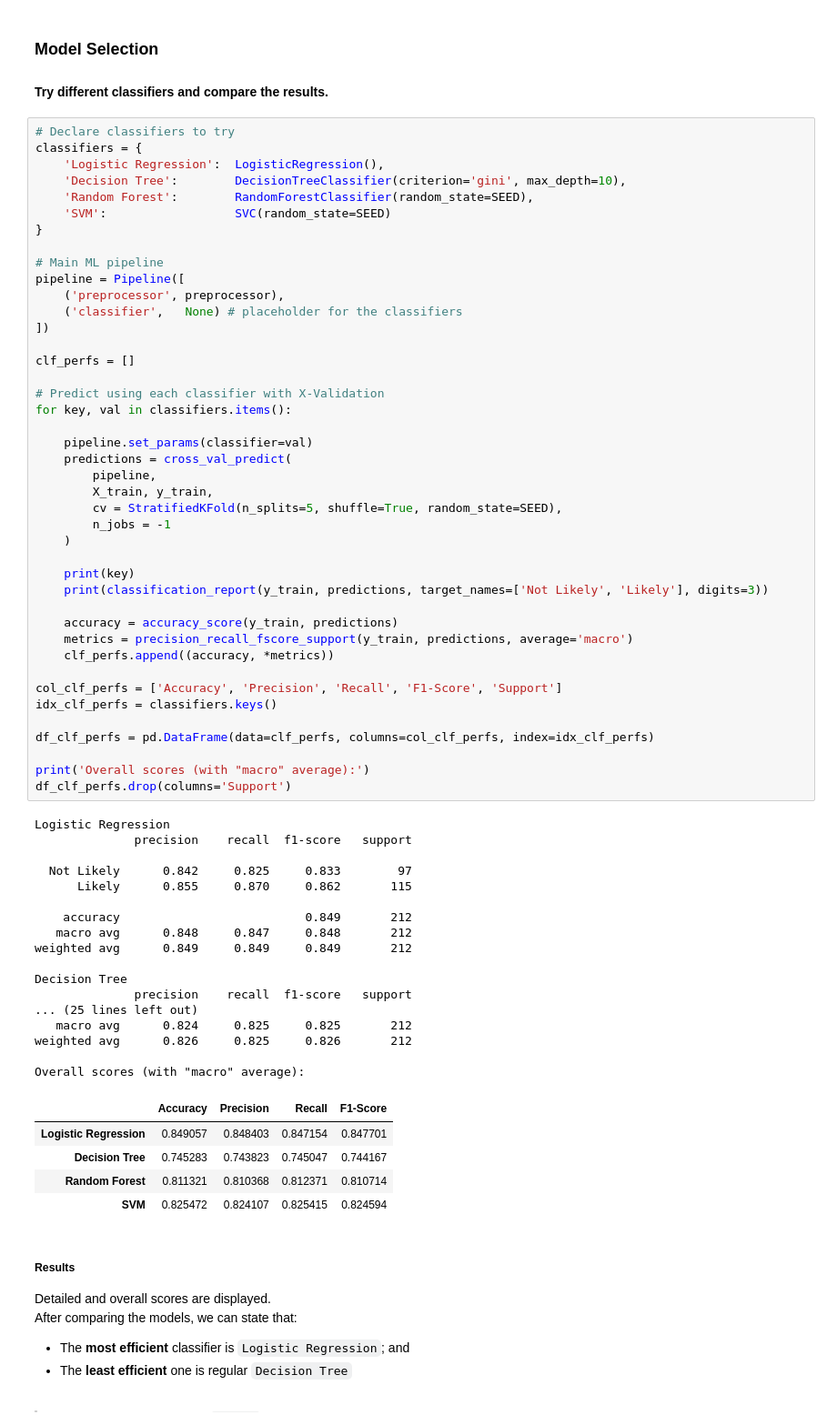
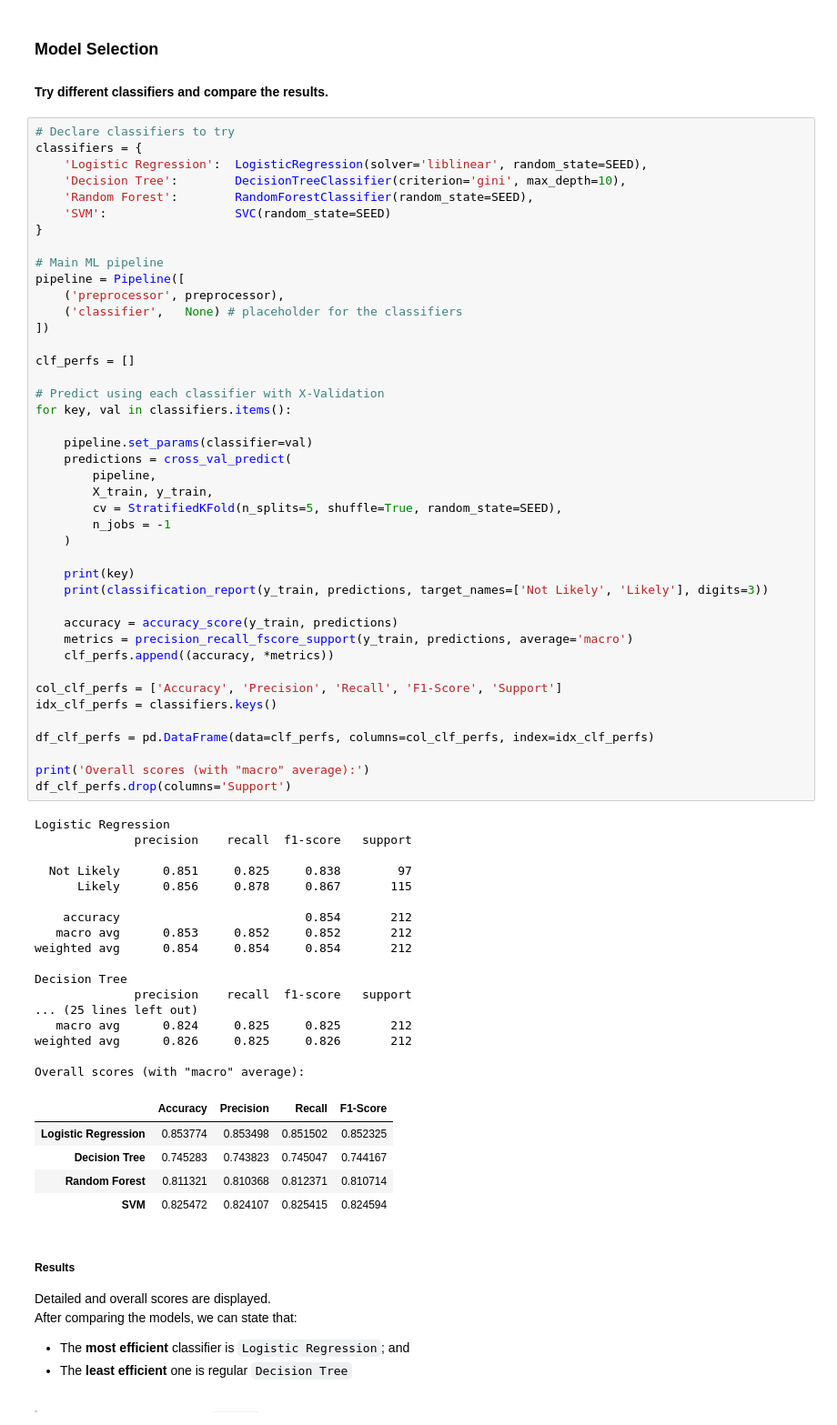
Before and after one commit to marbrex/tiw-data-analysis-project, a Jupyter notebook: descript-data.ipynb, the cells around one changed output. Shown at 91% size. Cells and saved outputs as stored; diff of their text form.

```diff
--- a/descript-data.ipynb
+++ b/descript-data.ipynb
@@ -852,7 +852,7 @@ R Squared on test data:    0.3911009097383009
 # %%
 # Declare classifiers to try
 classifiers = {
-    'Logistic Regression':  LogisticRegression(),
+    'Logistic Regression':  LogisticRegression(solver='liblinear', random_state=SEED),
     'Decision Tree':        DecisionTreeClassifier(criterion='gini', max_depth=10),
     'Random Forest':        RandomForestClassifier(random_state=SEED),
     'SVM':                  SVC(random_state=SEED)
@@ -878,39 +878,39 @@ for key, val in classifiers.items():
     )
 
     print(key)
     print(classification_report(y_train, predictions, target_names=['Not Likely', 'Likely'], digits=3))
 
     accuracy = accuracy_score(y_train, predictions)
     metrics = precision_recall_fscore_support(y_train, predictions, average='macro')
     clf_perfs.append((accuracy, *metrics))
 
 col_clf_perfs = ['Accuracy', 'Precision', 'Recall', 'F1-Score', 'Support']
 idx_clf_perfs = classifiers.keys()
 
 df_clf_perfs = pd.DataFrame(data=clf_perfs, columns=col_clf_perfs, index=idx_clf_perfs)
 
 print('Overall scores (with "macro" average):')
 df_clf_perfs.drop(columns='Support')
 # %% [output]
 Logistic Regression
               precision    recall  f1-score   support
 
-  Not Likely      0.842     0.825     0.833        97
-      Likely      0.855     0.870     0.862       115
+  Not Likely      0.851     0.825     0.838        97
+      Likely      0.856     0.878     0.867       115
 
-    accuracy                          0.849       212
-   macro avg      0.848     0.847     0.848       212
-weighted avg      0.849     0.849     0.849       212
+    accuracy                          0.854       212
+   macro avg      0.853     0.852     0.852       212
+weighted avg      0.854     0.854     0.854       212
 
 Decision Tree
               precision    recall  f1-score   support
 ... (25 lines left out)
    macro avg      0.824     0.825     0.825       212
 weighted avg      0.826     0.825     0.826       212
 
 Overall scores (with "macro" average):
 |  | Accuracy | Precision | Recall | F1-Score |
-| Logistic Regression | 0.849057 | 0.848403 | 0.847154 | 0.847701 |
+| Logistic Regression | 0.853774 | 0.853498 | 0.851502 | 0.852325 |
 | Decision Tree | 0.745283 | 0.743823 | 0.745047 | 0.744167 |
 | Random Forest | 0.811321 | 0.810368 | 0.812371 | 0.810714 |
 | SVM | 0.825472 | 0.824107 | 0.825415 | 0.824594 |
```
Also changed, not shown: parts of 15 cells of this notebook.
